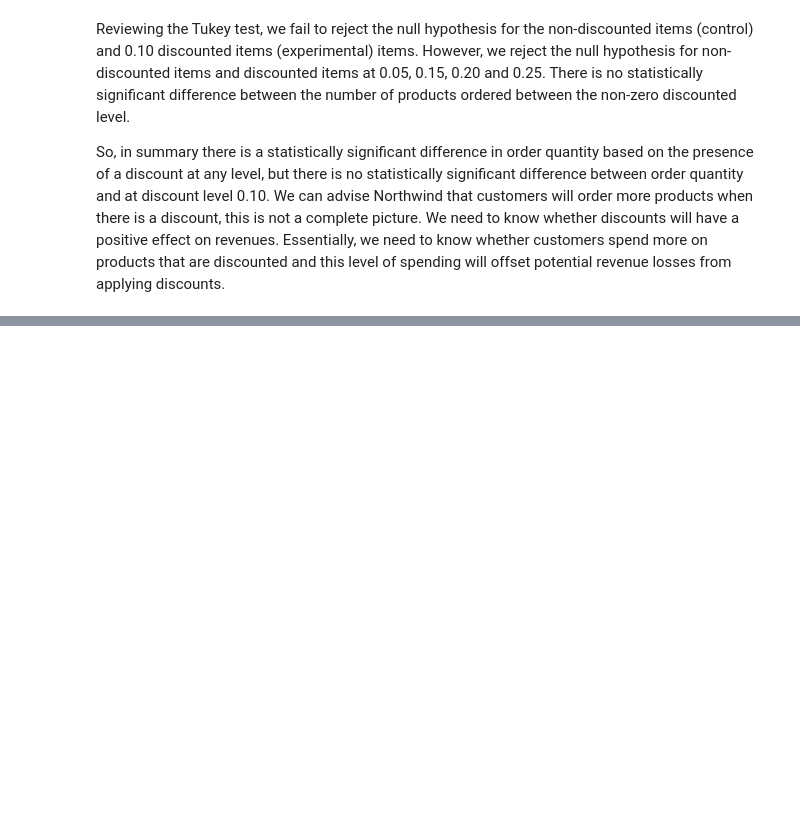
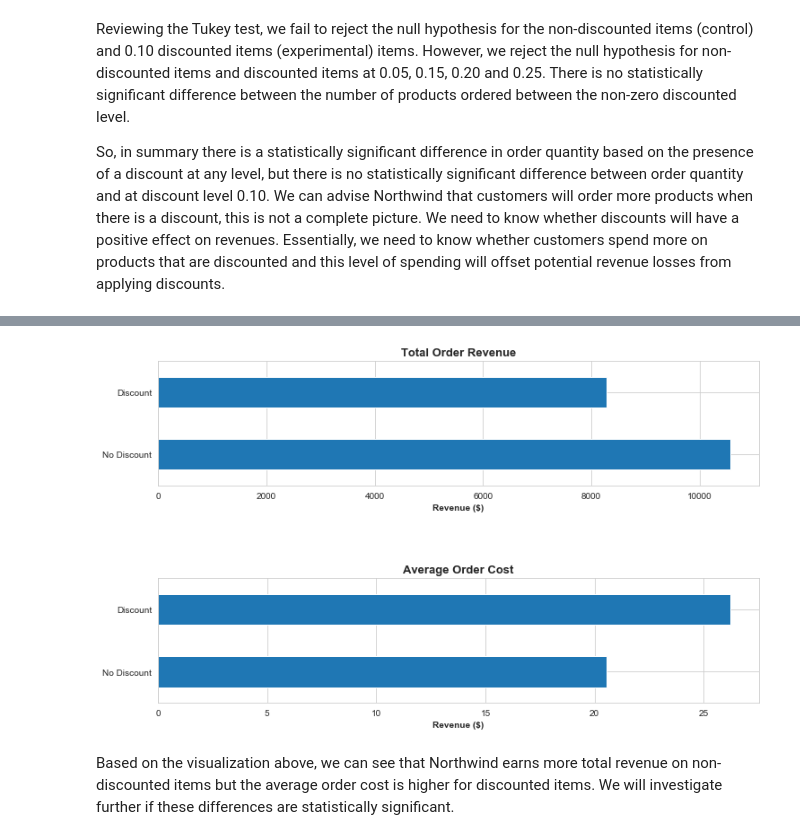
Before and after one commit to callRoko/Northwind_Project, a Jupyter notebook: index.ipynb, the cells around one changed output, grey strips where cells are left out. Cells and saved outputs as stored; diff of their text form; code cells hidden in the pictures; blank space fills up the shorter version.

```diff
--- a/index.ipynb
+++ b/index.ipynb
@@ -59,0 +97,4 @@ def cohen_d(group1, group2):
+# %%
+#connect to database
+conn = sqlite3.connect('Northwind_small.sqlite')
+c = conn.cursor()
@@ -1296,0 +382,10 @@ Warnings:
+# %%
+c.execute("""SELECT od.OrderId, od.UnitPrice, od.Discount, od.Quantity,
+                    SUM(od.Quantity * od.UnitPrice * (1-od.Discount)) OrderPrice
+                    FROM OrderDetail od
+                    INNER JOIN Product p on od.ProductId = p.Id
+                    GROUP BY od.OrderId""")
+disc_spend = pd.DataFrame(c.fetchall())
+disc_spend.columns  =[column[0] for column in c.description]
+print(len(disc_spend))
+disc_spend.head()
@@ -1296,0 +413,4 @@ Warnings:
+# %%
+#identifying presence of discounts
+disc_spend['DiscBool'] = disc_spend.Discount.apply(lambda x:0 if x == 0 else 1 )
+disc_spend.head()
@@ -1296,0 +424,22 @@ Warnings:
+# %%
+sns.set_style('whitegrid')
+fig,axes = plt.subplots(2, 1, figsize=(12,7))
+disc_spend.groupby(['DiscBool'])['Quantity'].sum().plot(kind = 'barh', ax = axes[0])
+disc_spend.groupby(['DiscBool'])['Quantity'].mean().plot(kind = 'barh', ax = axes[1])
+#plot 1:
+# Subplot 1 Labels:
+axes[0].set_title('Total Order Revenue', fontweight='bold', fontsize=13)
+axes[0].set_xlabel('Revenue ($)', fontweight='semibold')
+axes[0].set_ylabel('')
+axes[0].set_yticklabels(['No Discount', 'Discount'])
+
+#Subplot 2 Labels:
+axes[1].set_title('Average Order Cost', fontweight='bold', fontsize=13)
+axes[1].set_xlabel('Revenue ($)', fontweight='semibold')
+axes[1].set_ylabel('')
+axes[1].set_yticklabels(['No Discount', 'Discount'])
+fig.subplots_adjust(hspace=.75)
+# %% [output]
+[figure, added]
+# %% [markdown]
+Based on the visualization above, we can see that Northwind earns more total revenue on non-discounted items but the average order cost is higher for discounted items. We will investigate further if these differences are statistically significant.
```
Also changed, not shown: parts of 268 cells of this notebook.
